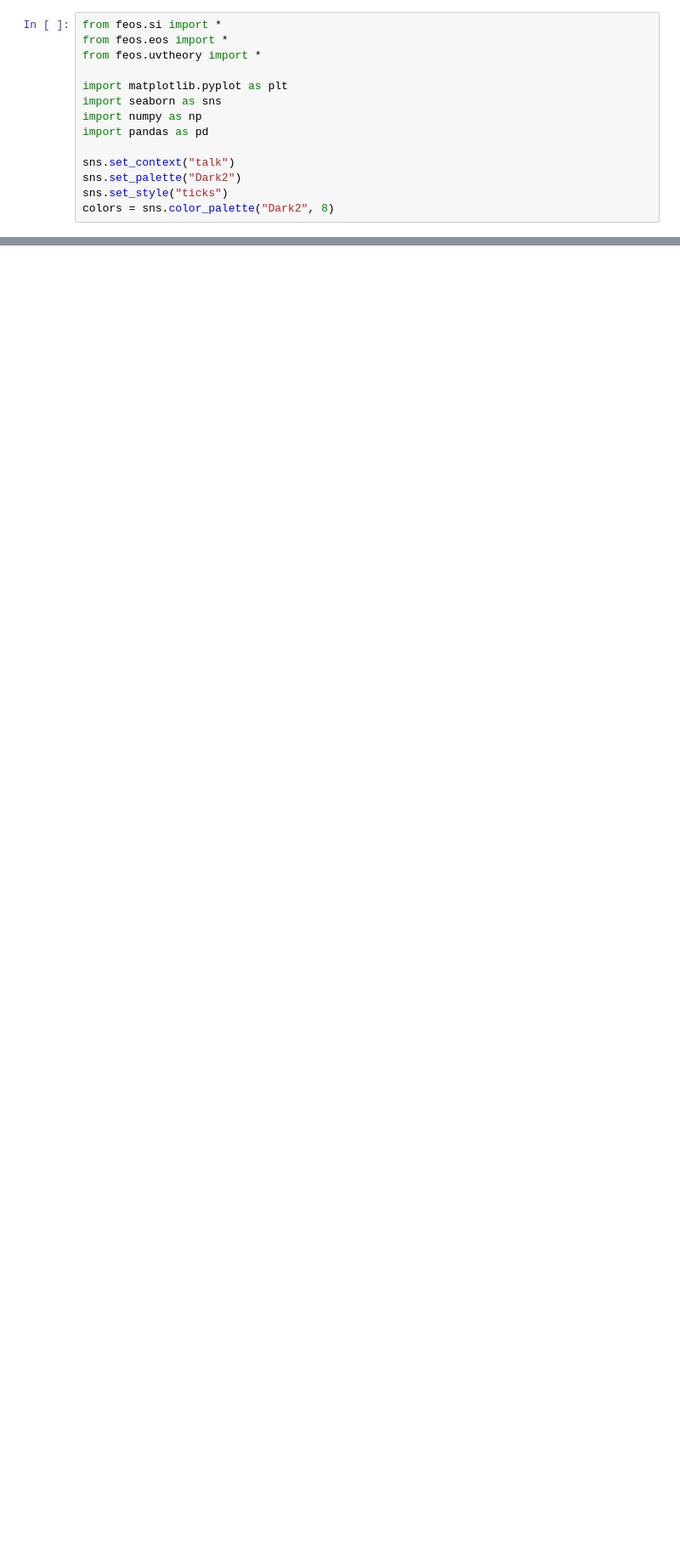
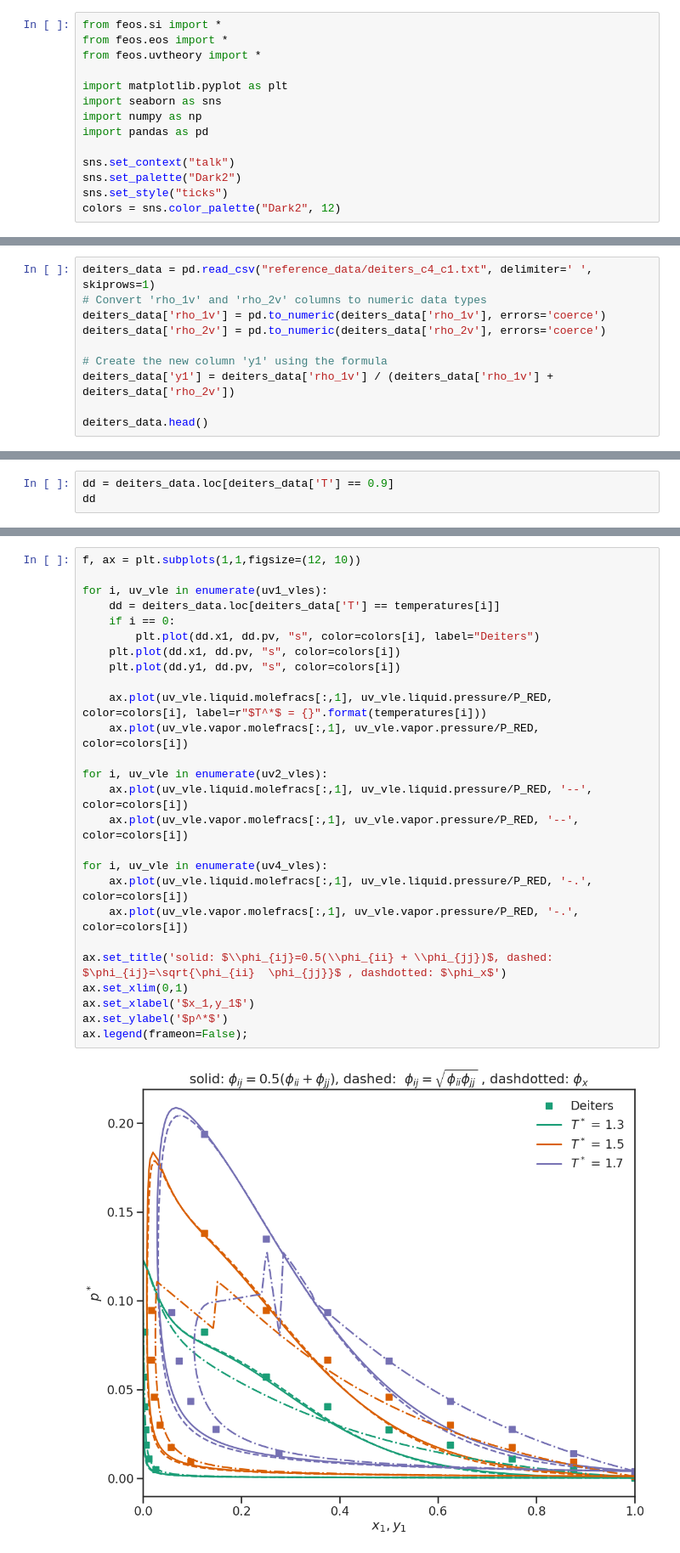
Before and after one commit to thijsvanwesten/feos, a Jupyter notebook: examples/uvchains/ChainMixtures.ipynb, the cells around one changed output, grey strips where cells are left out. Shown: that part at 85% size. Cells and saved outputs as stored; diff of their text form; blank space fills up the shorter version.

```diff
--- a/examples/uvchains/ChainMixtures.ipynb
+++ b/examples/uvchains/ChainMixtures.ipynb
@@ -11,7 +11,7 @@ import pandas as pd
 sns.set_context("talk")
 sns.set_palette("Dark2")
 sns.set_style("ticks")
-colors = sns.color_palette("Dark2", 8)
+colors = sns.color_palette("Dark2", 12)
 # %% [markdown]
 ## **uv-theory for mixtures**
 $a = a_d^\text{hs}+\Delta a_0 + \Delta a_1^u + \sum_i \sum_j x_i x_j \psi_{ij}(\Delta B_{2,ij} - \Delta B_{21, ij}^u)$
@@ -128,3 +128,13 @@ ax.set_title('solid: $\\phi_{ij}=0.5(\\phi_{ii} + \\phi_{jj})$, dashed:  $\phi_{
 # %% [output]
 Text(0.5, 1.0, 'solid: $\\phi_{ij}=0.5(\\phi_{ii} + \\phi_{jj})$, dashed:  $\\phi_{ij}=\\sqrt{\\phi_{ii}  \\phi_{jj}}$ , dashdotted: $\\phi_x$')
 [figure]
+# %%
+deiters_data = pd.read_csv("reference_data/deiters_c4_c1.txt", delimiter=' ', skiprows=1)
+# Convert 'rho_1v' and 'rho_2v' columns to numeric data types
+deiters_data['rho_1v'] = pd.to_numeric(deiters_data['rho_1v'], errors='coerce')
+deiters_data['rho_2v'] = pd.to_numeric(deiters_data['rho_2v'], errors='coerce')
+
+# Create the new column 'y1' using the formula
+deiters_data['y1'] = deiters_data['rho_1v'] / (deiters_data['rho_1v'] + deiters_data['rho_2v'])
+
+deiters_data.head()
@@ -130,0 +148,3 @@ Text(0.5, 1.0, 'solid: $\\phi_{ij}=0.5(\\phi_{ii} + \\phi_{jj})$, dashed:  $\\ph
+# %%
+dd = deiters_data.loc[deiters_data['T'] == 0.9]
+dd
@@ -130,0 +194,28 @@ Text(0.5, 1.0, 'solid: $\\phi_{ij}=0.5(\\phi_{ii} + \\phi_{jj})$, dashed:  $\\ph
+# %%
+f, ax = plt.subplots(1,1,figsize=(12, 10))
+
+for i, uv_vle in enumerate(uv1_vles):
+    dd = deiters_data.loc[deiters_data['T'] == temperatures[i]]
+    if i == 0:
+        plt.plot(dd.x1, dd.pv, "s", color=colors[i], label="Deiters")
+    plt.plot(dd.x1, dd.pv, "s", color=colors[i])
+    plt.plot(dd.y1, dd.pv, "s", color=colors[i])
+
+    ax.plot(uv_vle.liquid.molefracs[:,1], uv_vle.liquid.pressure/P_RED, color=colors[i], label=r"$T^*$ = {}".format(temperatures[i]))
+    ax.plot(uv_vle.vapor.molefracs[:,1], uv_vle.vapor.pressure/P_RED, color=colors[i])
+
+for i, uv_vle in enumerate(uv2_vles):
+    ax.plot(uv_vle.liquid.molefracs[:,1], uv_vle.liquid.pressure/P_RED, '--', color=colors[i])
+    ax.plot(uv_vle.vapor.molefracs[:,1], uv_vle.vapor.pressure/P_RED, '--', color=colors[i])
+
+for i, uv_vle in enumerate(uv4_vles):
+    ax.plot(uv_vle.liquid.molefracs[:,1], uv_vle.liquid.pressure/P_RED, '-.', color=colors[i])
+    ax.plot(uv_vle.vapor.molefracs[:,1], uv_vle.vapor.pressure/P_RED, '-.', color=colors[i])
+
+ax.set_title('solid: $\\phi_{ij}=0.5(\\phi_{ii} + \\phi_{jj})$, dashed:  $\phi_{ij}=\sqrt{\phi_{ii}  \phi_{jj}}$ , dashdotted: $\phi_x$')
+ax.set_xlim(0,1)
+ax.set_xlabel('$x_1,y_1$')
+ax.set_ylabel('$p^*$')
+ax.legend(frameon=False);
+# %% [output]
+[figure, added]
```
Also changed, not shown: parts of 3 cells of this notebook, 2 other files.
